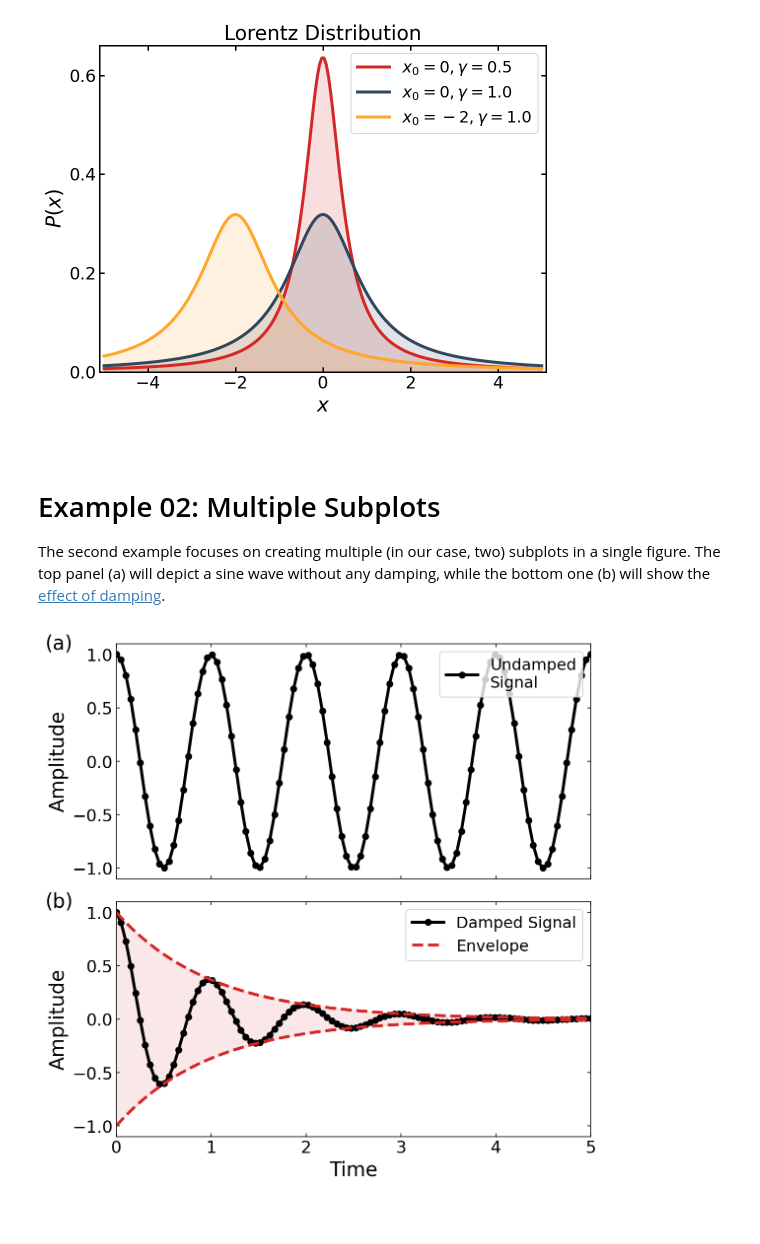
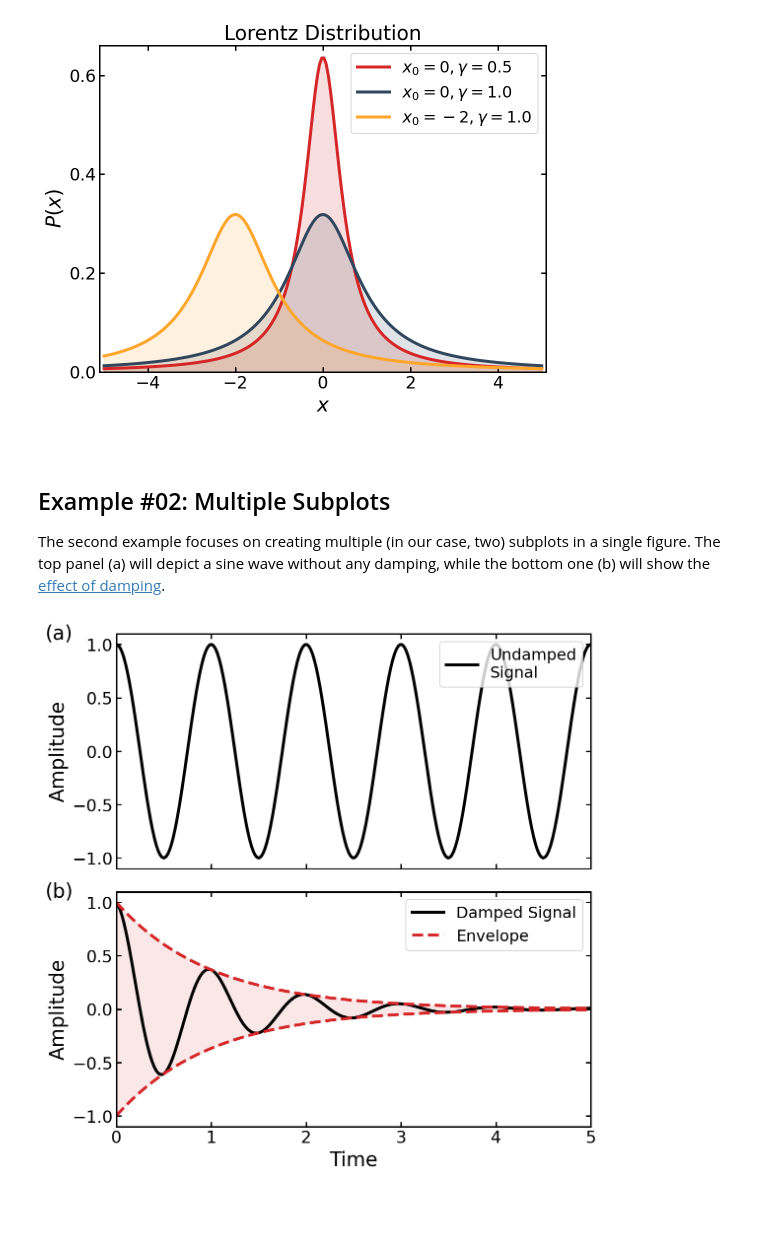
Before and after one commit to KOrfanakis/PhD_Tools, a Jupyter notebook: Plotting/Plotting_tutorial.ipynb, the cells around one changed output. Saved outputs shown, nothing was run; the diff lists cells and outputs as text; code cells hidden in the pictures.

Commit message:
Improved plots/code + organisation

```diff
--- a/Plotting/Plotting_tutorial.ipynb
+++ b/Plotting/Plotting_tutorial.ipynb
@@ -82,7 +97,7 @@ plt.savefig('01-Lorentz_distribution.png')
 # %% [markdown]
 <br>
 
-# Example 02: Multiple Subplots
+## Example #02: Multiple Subplots
 
 The second example focuses on creating multiple (in our case, two) subplots in a single figure. The top panel (a) will depict a sine wave without any damping, while the bottom one (b) will show the [effect of damping](https://en.wikipedia.org/wiki/Damping).
 # %%
@@ -94,7 +109,7 @@ def damped_sine(t, amp, omega, phi, lambda_):
     return amp * np.cos(omega * t + phi) * np.exp(-lambda_ * t)
 
 
-t = np.linspace(0, 5, 100)
+t = np.linspace(0, 5, 250)
 
 amp = 1
 omega = 2 * np.pi
@@ -108,33 +123,39 @@ envelope_down = -amp * np.exp(-lambda_ * t)
 # %%
 fig, (ax1, ax2) = plt.subplots(nrows=2, ncols=1, figsize=(8, 8), sharex=True)
 
 #  Top subplot - ax1
-ax1.plot(t, y_undamped, color='k', ls='-', marker='o', label='Undamped\nSignal')
+ax1.plot(t, y_undamped, color='k', ls='-', marker='', label='Undamped\nSignal')
 
 ax1.set(ylabel='Amplitude')
 
 #  Bottom subplot - ax2
-ax2.plot(t, y_damped, color='k', ls='-', marker='o', label='Damped Signal')
+ax2.plot(t, y_damped, color='k', ls='-', marker='', label='Damped Signal')
 ax2.plot(t, envelope_up, color='tab:red', ls='--', label='Envelope')
 ax2.plot(t, envelope_down, color='tab:red', ls='--')
 ax2.fill_between(t, envelope_up, envelope_down, color='tab:red', alpha=0.1)
 
 ax2.set(xlabel='Time', ylabel='Amplitude')
 
 #  Show legends in both subplots
 for ax in [ax1, ax2]:
     ax.legend(fontsize=font_size - 4, loc='upper right')
 
 #  Customise both subplots
 ax1.autoscale(axis='x', tight=True)
 
+wd = 1.5
+for ax in [ax1, ax2]:
+    ax.tick_params(length=5, width=wd)
+    for axis in ['top', 'bottom', 'left', 'right']:
+        ax.spines[axis].set_linewidth(wd)
+
 ax1.text(-0.75, 1.05, '(a)', size=font_size)
 ax2.text(-0.75, 1.05, '(b)', size=font_size)
 
 fig.tight_layout()
 
 plt.savefig('02-Sine_waves.png')
 # %% [output]
-[figure, old version]
+[figure, new version]
 # %% [markdown]
 <br>
```
Also changed, not shown: parts of 5 cells of this notebook.
